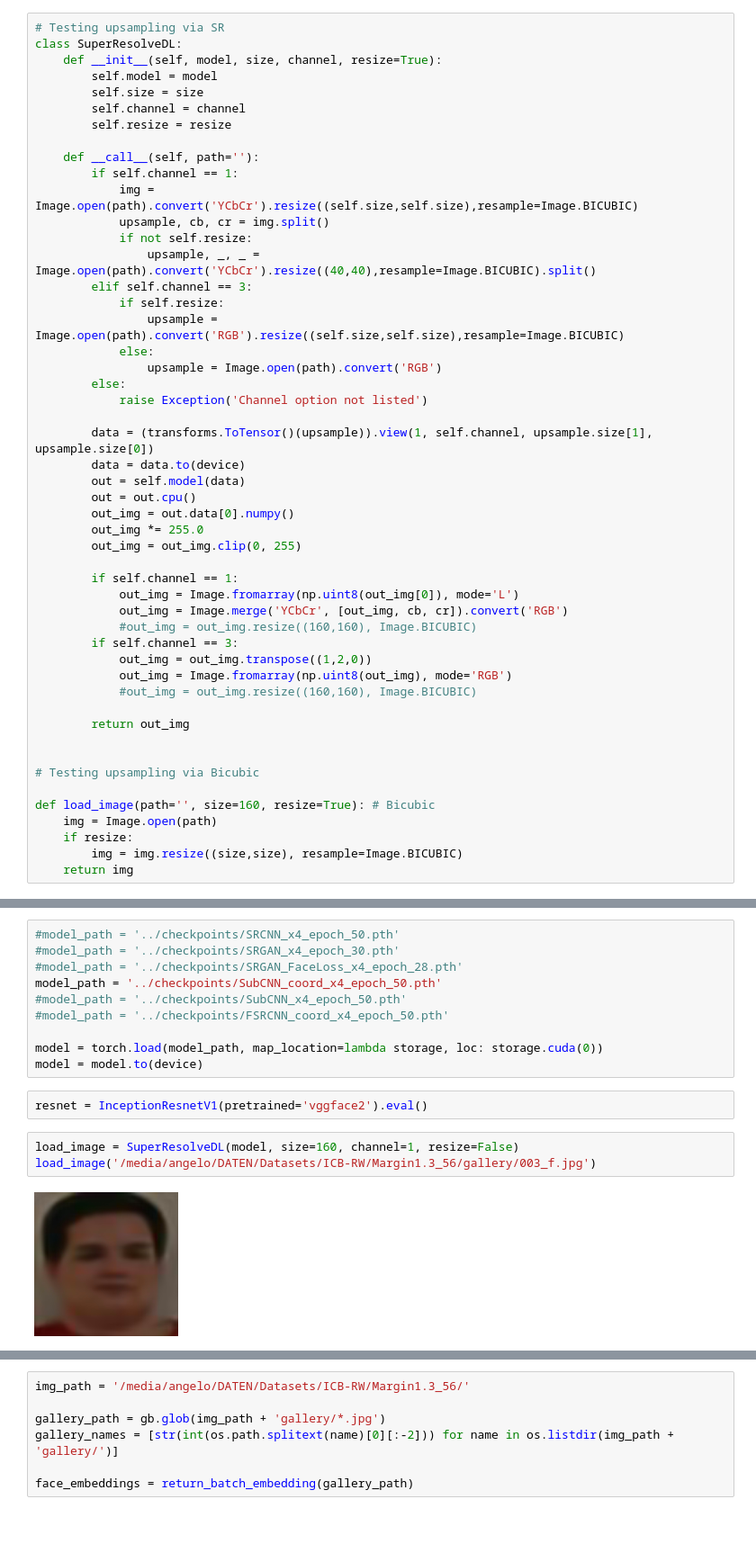
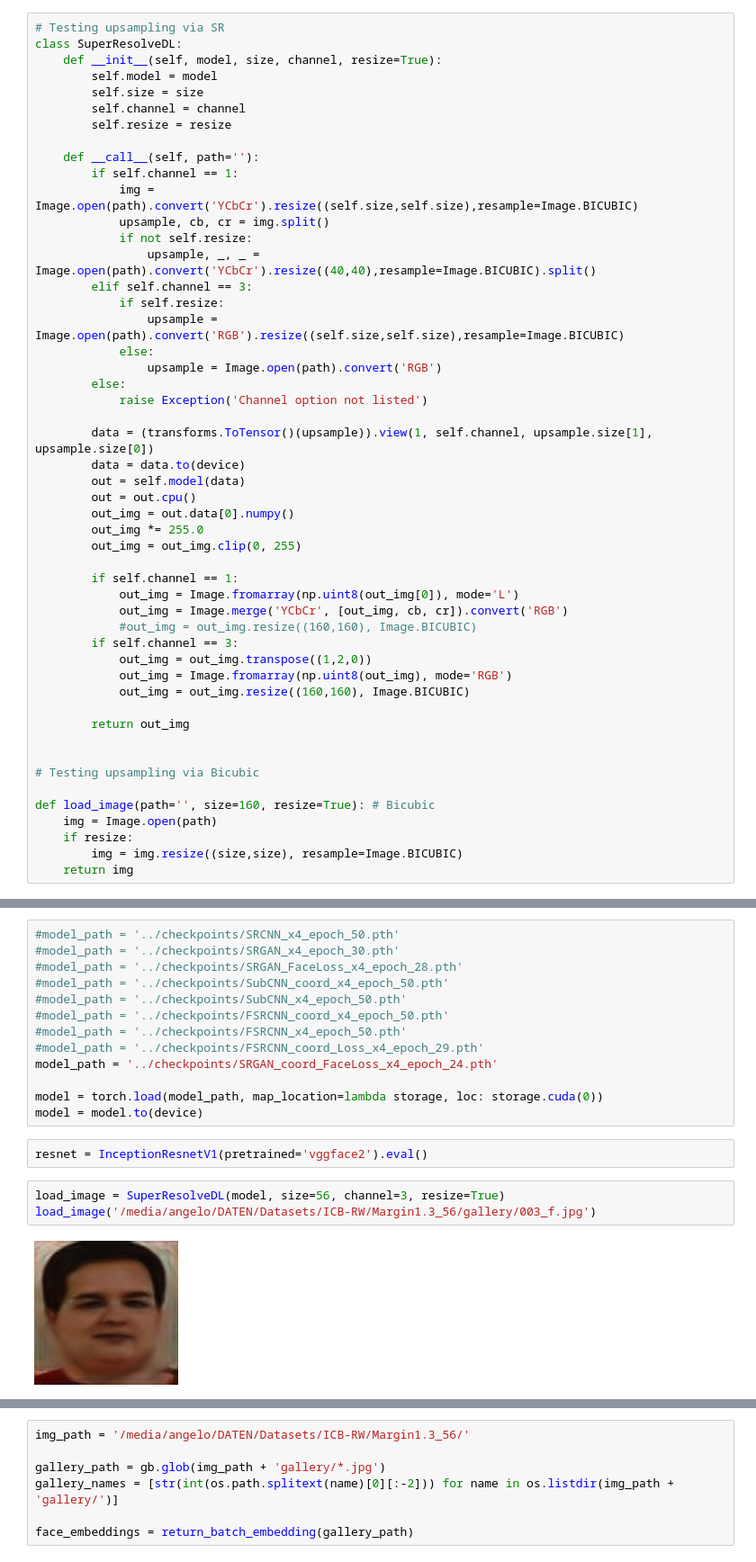
Before and after one commit to angelomenezes/Pytorch_Face_SR, a Jupyter notebook: eval/ICB-RW_Inception.ipynb, the cells around one changed output, grey strips where cells are left out. Shown: that part at 90% size. Saved outputs shown, nothing was run; the diff lists cells and outputs as text; blank space fills up the shorter version.

Commit message:
last test srgan face loss coord

```diff
--- a/eval/ICB-RW_Inception.ipynb
+++ b/eval/ICB-RW_Inception.ipynb
@@ -71,7 +71,7 @@ class SuperResolveDL:
         if self.channel == 3:
             out_img = out_img.transpose((1,2,0))
             out_img = Image.fromarray(np.uint8(out_img), mode='RGB')
-            #out_img = out_img.resize((160,160), Image.BICUBIC)
+            out_img = out_img.resize((160,160), Image.BICUBIC)
 
         return out_img
 
@@ -97,19 +97,22 @@ def return_batch_embedding(imgs_path):
 #model_path = '../checkpoints/SRCNN_x4_epoch_50.pth'
 #model_path = '../checkpoints/SRGAN_x4_epoch_30.pth'
 #model_path = '../checkpoints/SRGAN_FaceLoss_x4_epoch_28.pth'
-model_path = '../checkpoints/SubCNN_coord_x4_epoch_50.pth'
+#model_path = '../checkpoints/SubCNN_coord_x4_epoch_50.pth'
 #model_path = '../checkpoints/SubCNN_x4_epoch_50.pth'
 #model_path = '../checkpoints/FSRCNN_coord_x4_epoch_50.pth'
+#model_path = '../checkpoints/FSRCNN_x4_epoch_50.pth'
+#model_path = '../checkpoints/FSRCNN_coord_Loss_x4_epoch_29.pth'
+model_path = '../checkpoints/SRGAN_coord_FaceLoss_x4_epoch_24.pth'
 
 model = torch.load(model_path, map_location=lambda storage, loc: storage.cuda(0))
 model = model.to(device)
 # %%
 resnet = InceptionResnetV1(pretrained='vggface2').eval()
 # %%
-load_image = SuperResolveDL(model, size=160, channel=1, resize=False)
+load_image = SuperResolveDL(model, size=56, channel=3, resize=True)
 load_image('/media/angelo/DATEN/Datasets/ICB-RW/Margin1.3_56/gallery/003_f.jpg')
 # %% [output]
-[figure, old version]
+[figure, new version]
 # %%
 def l2_error(a,b):
     return sum((a-b)**2)
```
Also changed, not shown: parts of 3 cells of this notebook.
